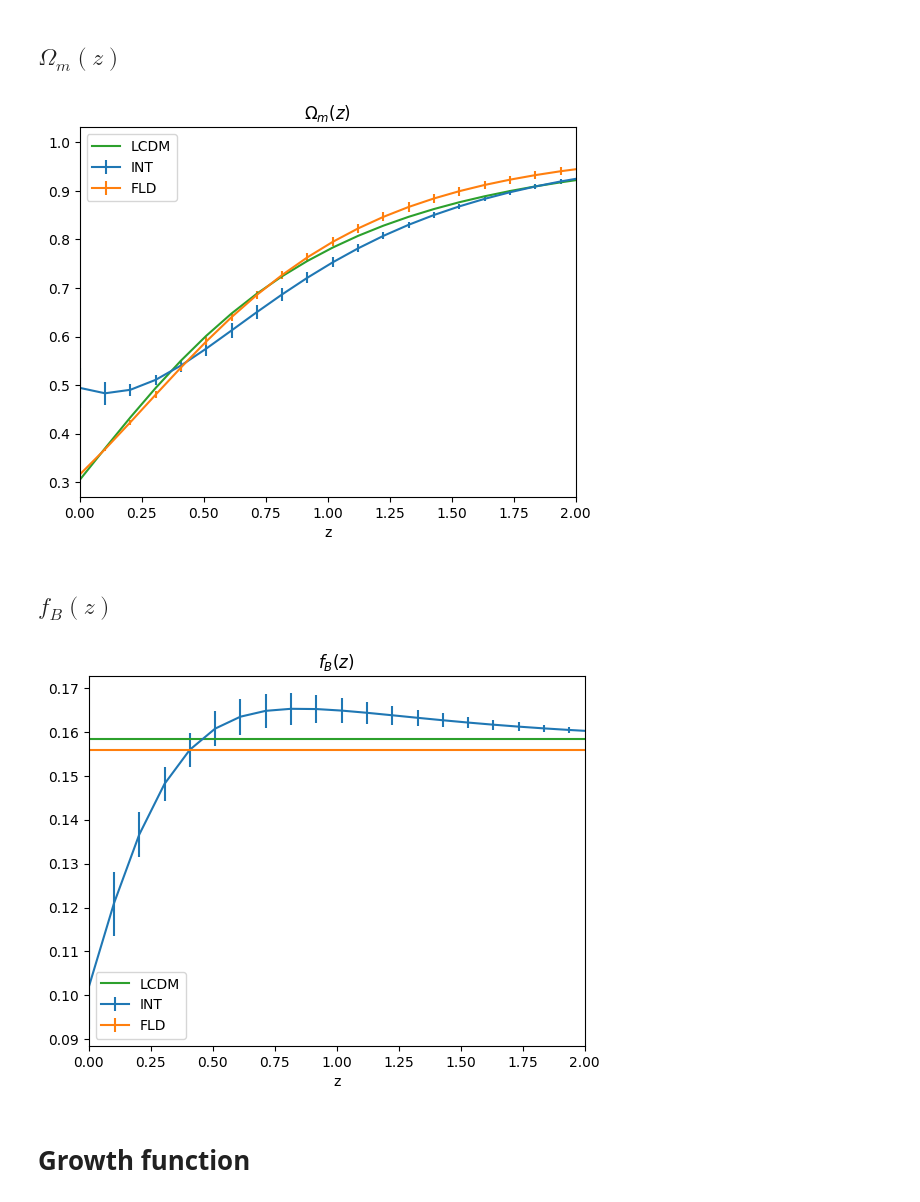
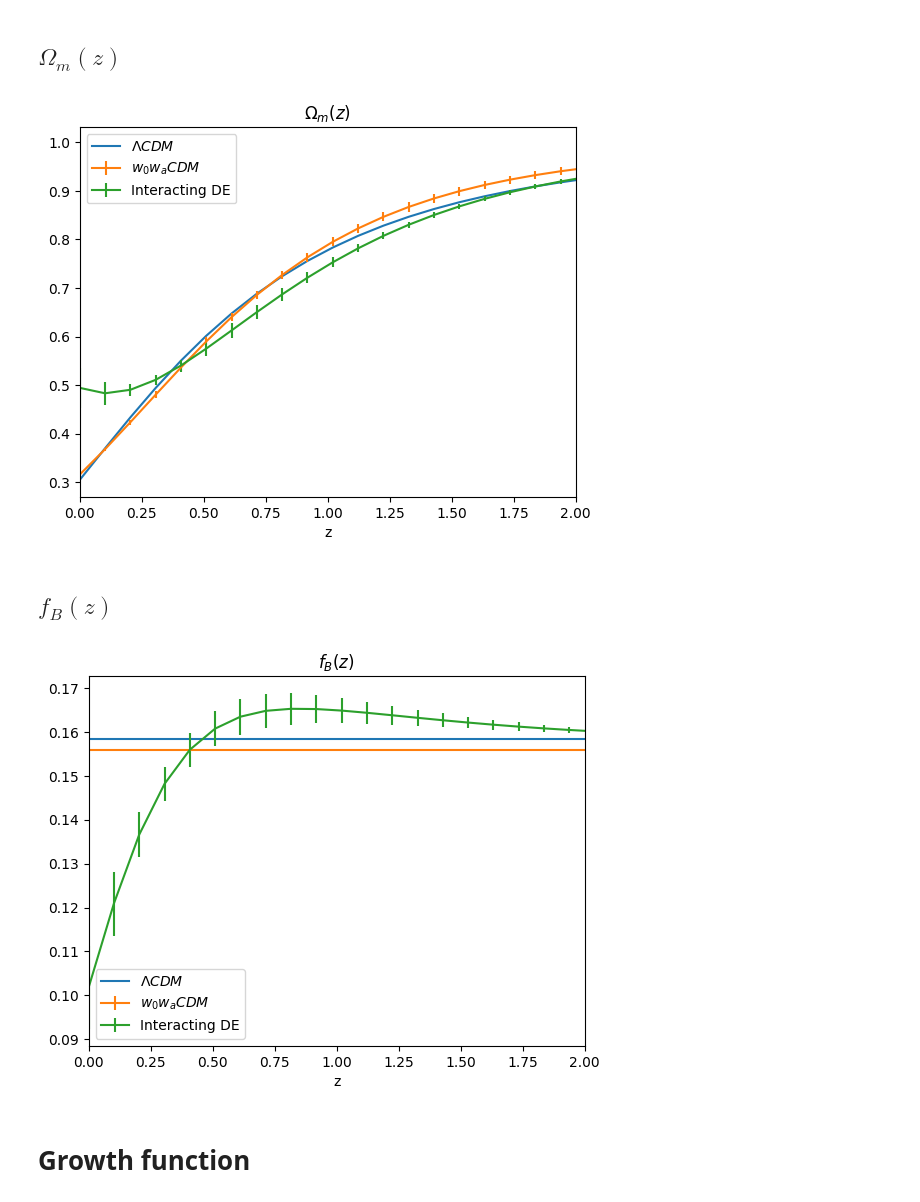
Before and after one commit to Diismas19/dark-degeneracy, a Jupyter notebook: coding/plots.ipynb, the cells around one changed output. Saved outputs shown, nothing was run; the diff lists cells and outputs as text; code cells hidden in the pictures.

```diff
--- a/coding/plots.ipynb
+++ b/coding/plots.ipynb
@@ -72,7 +72,7 @@ g.export('triplot.pdf')
 # %% [markdown]
 ## Constants
 # %%
-# verificar os valores dos parametros com o valerio
+legend_labels=[r'$\Lambda CDM$',r'$w_0w_aCDM$','Interacting DE']
 
 def get_betstfit_param(model, param):
     with open('/home/vitor-petri/projects/cobaya/coding/bestfit.txt', 'r') as f:
@@ -309,41 +309,43 @@ for i in range(len(w0_fld)):
 omega_m_int_std=np.std(omega_m_int_values,axis=0)
 omega_m_fld_std=np.std(omega_m_fld_values,axis=0)
 
-plt.errorbar(z,omega_m_int(z,w0_int_bestfit,wa_int_bestfit),yerr=omega_m_int_std,label='INT')
-plt.errorbar(z,omega_b_fld(z,w0_fld_bestfit,wa_fld_bestfit)+omega_c_fld(z,w0_fld_bestfit,wa_fld_bestfit),yerr=omega_m_fld_std,label='FLD')
-plt.plot(z,omega_b(z)+omega_c(z),label='LCDM')
+legend_lcdm = r'$\Lambda CDM$'
+
+plt.plot(z,omega_b(z)+omega_c(z),label=legend_labels[0])
+plt.errorbar(z,omega_b_fld(z,w0_fld_bestfit,wa_fld_bestfit)+omega_c_fld(z,w0_fld_bestfit,wa_fld_bestfit),yerr=omega_m_fld_std,label=legend_labels[1])
+plt.errorbar(z,omega_m_int(z,w0_int_bestfit,wa_int_bestfit),yerr=omega_m_int_std,label=legend_labels[2])
 plt.xlabel('z')
 plt.title(r'$\Omega_m(z)$')
 plt.xlim(0,2)
 plt.legend()
 plt.savefig('Om.pdf')
 # %% [output]
-[figure, old version]
+[figure, new version]
 # %% [markdown]
 ## $f_B(z)$
 # %%
 fB_values_int=[]
 fB_values_fld=[]
 
 for i in range(len(w0_int)):
     fB_values_int.append(fB_int(z, w0_int[i], wa_int[i]))
 
 for i in range(len(w0_fld)):
     fB_values_fld.append(fB_fld(z, w0_fld[i], wa_fld[i]))
 
 fB_int_std=np.std(fB_values_int,axis=0)
 fB_fld_std=np.std(fB_values_fld,axis=0)
 
-plt.errorbar(z,fB_int(z,w0_int_bestfit,wa_int_bestfit),yerr=fB_int_std,label='INT')
-plt.errorbar(z,fB_fld(z,w0_fld_bestfit,wa_fld_bestfit),yerr=fB_fld_std,label='FLD')
-plt.plot(z,omega_b(z)/(omega_b(z)+omega_c(z)),label='LCDM')
+plt.plot(z,omega_b(z)/(omega_b(z)+omega_c(z)),label=legend_labels[0])
+plt.errorbar(z,fB_fld(z,w0_fld_bestfit,wa_fld_bestfit),yerr=fB_fld_std,label=legend_labels[1])
+plt.errorbar(z,fB_int(z,w0_int_bestfit,wa_int_bestfit),yerr=fB_int_std,label=legend_labels[2])
 plt.xlabel('z')
 plt.title(r'$f_B(z)$')
 plt.xlim(0,2)
 plt.legend()
 plt.savefig('fB.pdf')
 # %% [output]
-[figure, old version]
+[figure, new version]
 # %% [markdown]
 # Growth function
 # %% [markdown]
```
Also changed, not shown: parts of 4 cells of this notebook, 9 other files.
